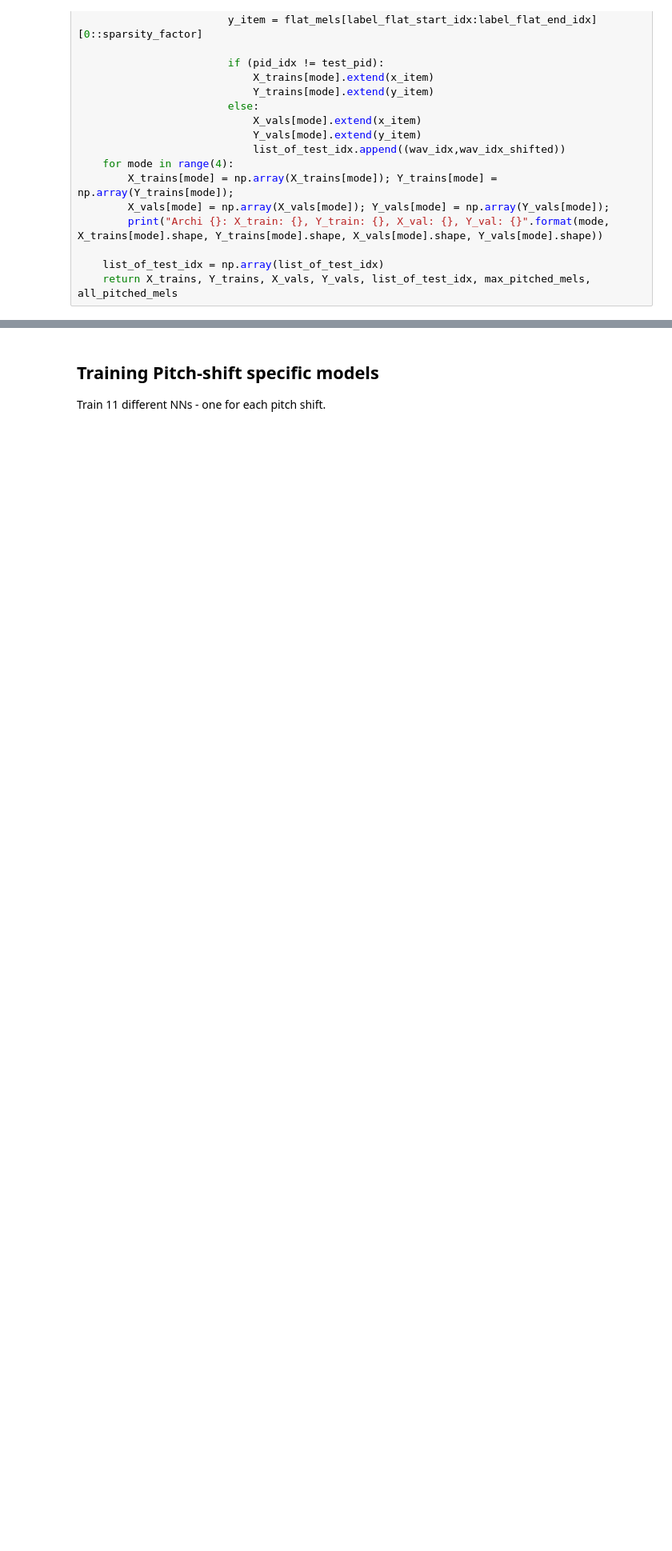
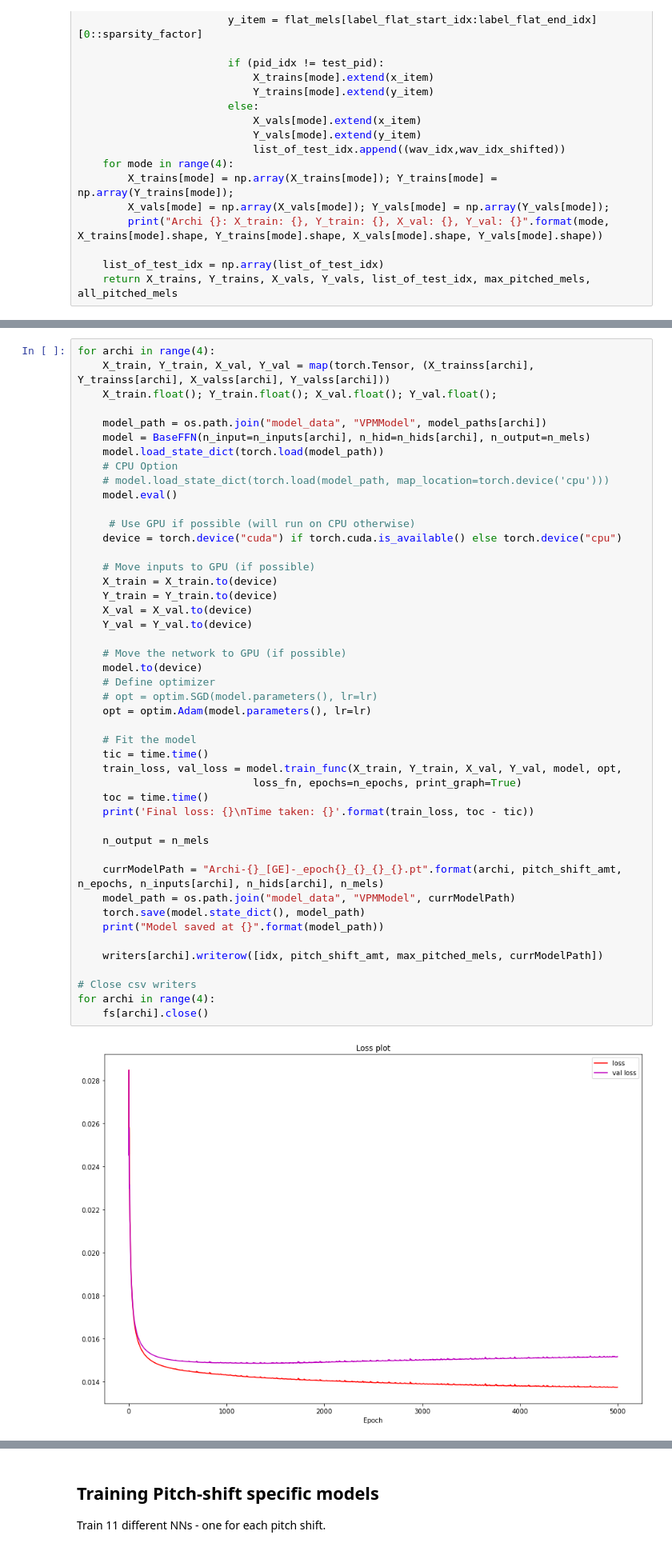
Before and after one commit to zioul123/VocalPitchModulator, a Jupyter notebook: SpecificModelCreation.ipynb, the cells around one changed output, grey strips where cells are left out. Shown at 80% size. Cells and saved outputs as stored; diff of their text form; blank space fills up the shorter version.

Commit message:
Add general models

```diff
--- a/SpecificModelCreation.ipynb
+++ b/SpecificModelCreation.ipynb
@@ -497,0 +563,48 @@ def create_training_dataset(n_ffts, overlap, n_mels,
+# %%
+for archi in range(4):
+    X_train, Y_train, X_val, Y_val = map(torch.Tensor, (X_trainss[archi], Y_trainss[archi], X_valss[archi], Y_valss[archi]))
+    X_train.float(); Y_train.float(); X_val.float(); Y_val.float();
+
+    model_path = os.path.join("model_data", "VPMModel", model_paths[archi])
+    model = BaseFFN(n_input=n_inputs[archi], n_hid=n_hids[archi], n_output=n_mels)
+    model.load_state_dict(torch.load(model_path))
+    # CPU Option
+    # model.load_state_dict(torch.load(model_path, map_location=torch.device('cpu')))
+    model.eval()
+
+     # Use GPU if possible (will run on CPU otherwise)
+    device = torch.device("cuda") if torch.cuda.is_available() else torch.device("cpu")
+
+    # Move inputs to GPU (if possible)
+    X_train = X_train.to(device)
+    Y_train = Y_train.to(device)
+    X_val = X_val.to(device)
+    Y_val = Y_val.to(device)
+
+    # Move the network to GPU (if possible)
+    model.to(device)
+    # Define optimizer
+    # opt = optim.SGD(model.parameters(), lr=lr)
+    opt = optim.Adam(model.parameters(), lr=lr)
+
+    # Fit the model
+    tic = time.time()
+    train_loss, val_loss = model.train_func(X_train, Y_train, X_val, Y_val, model, opt,
+                            loss_fn, epochs=n_epochs, print_graph=True)
+    toc = time.time()
+    print('Final loss: {}\nTime taken: {}'.format(train_loss, toc - tic))
+
+    n_output = n_mels
+
+    currModelPath = "Archi-{}_[GE]-_epoch{}_{}_{}_{}.pt".format(archi, pitch_shift_amt, n_epochs, n_inputs[archi], n_hids[archi], n_mels)
+    model_path = os.path.join("model_data", "VPMModel", currModelPath)
+    torch.save(model.state_dict(), model_path)
+    print("Model saved at {}".format(model_path))
+
+    writers[archi].writerow([idx, pitch_shift_amt, max_pitched_mels, currModelPath])
+
+# Close csv writers
+for archi in range(4):
+    fs[archi].close()
+# %% [output]
+[figure, added]
```
Also changed, not shown: parts of 13 cells of this notebook, 17 other files.
